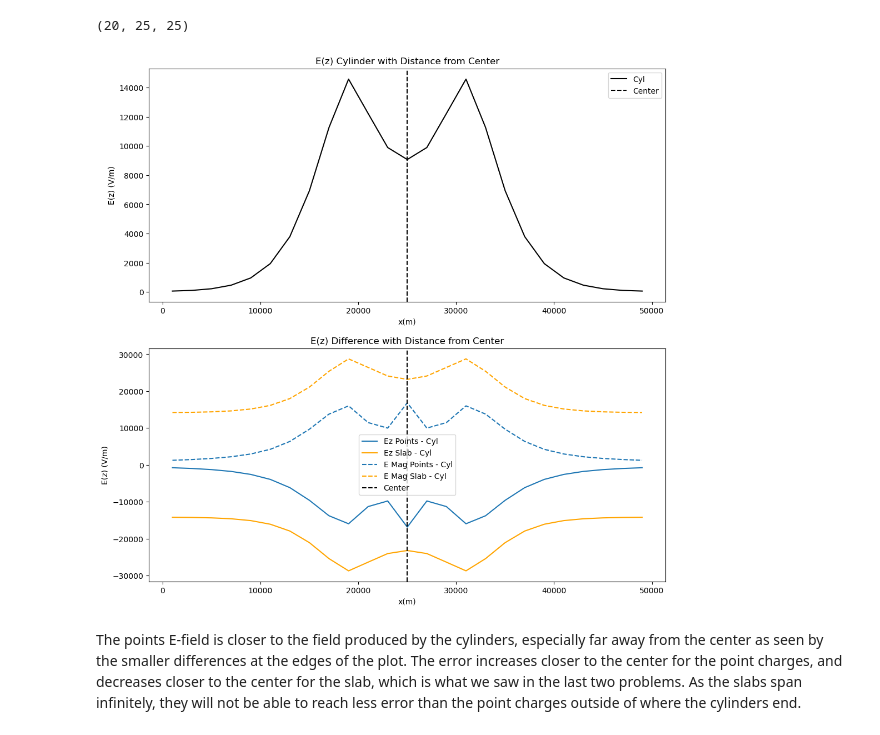
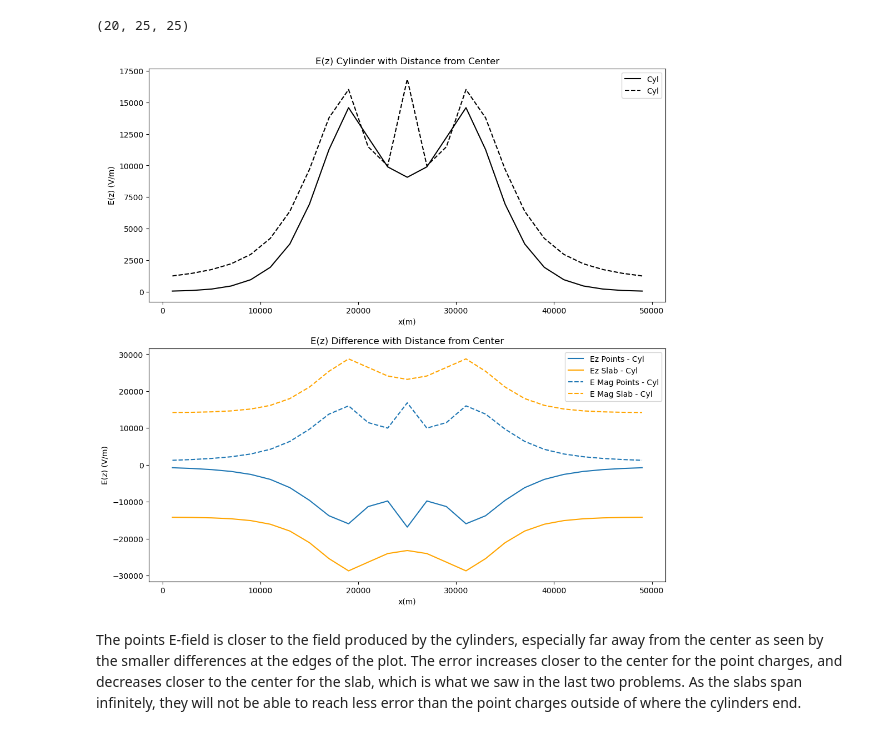
Before and after one commit to JuliaBuhrman/atmo_electricity, a Jupyter notebook: hw3.ipynb, the cells around one changed output. Saved outputs shown, nothing was run; the diff lists cells and outputs as text; code cells hidden in the pictures.

```diff
--- a/hw3.ipynb
+++ b/hw3.ipynb
@@ -604,32 +604,33 @@ Ezplot.shape
 # %%
 fig, axes = plt.subplots(2,1,figsize=(12,12))
 ax0 = axes[0]
 ax1= axes[1]
 #ax2=axes[1,0]
 #ax3=axes[1,1]
 
 # Cylinder E mag
 ax0.plot(plotx[0,0,:], Ezplot[0,:,Yci], label='Cyl', color='black')
+ax0.plot(plotx[0,0,:], E_total_mag_plot[0,:,Yci], label='Cyl', color='black', linestyle='--')
 #ax0.plot(x_center, Ezplot[0,:,Yci], label='E(z)')
 ax0.set_title(f'E(z) Cylinder with Distance from Center', wrap=True)
 ax0.set_xlabel('x(m)')
 ax0.set_ylabel('E(z) (V/m)')
-ax0.axvline(Xc, color='k', linestyle='--', label='Center')
+#ax0.axvline(Xc, color='k', linestyle='--', label='Center')
 
 ax1.plot(plotx[0,0,:], Ez_total_plot[0,:,Yci], label='Ez Points - Cyl', color='tab:blue')
 ax1.plot(plotx[0,0,:], Ez_slab_plot[0,:,Yci], label='Ez Slab - Cyl', color='orange')
 
 ax1.plot(plotx[0,0,:], E_total_mag_plot[0,:,Yci], label='E Mag Points - Cyl', linestyle='--', color='tab:blue')
 ax1.plot(plotx[0,0,:], E_total_mag_slab_plot[0,:,Yci], label='E Mag Slab - Cyl', linestyle='--', color='orange')
 ax1.set_title(f'E(z) Difference with Distance from Center', wrap=True)
 ax1.set_xlabel('x(m)')
 ax1.set_ylabel('E(z) (V/m)')
-ax1.axvline(Xc, color='k', linestyle='--', label='Center')
+#ax1.axvline(Xc, color='k', linestyle='--', label='Center')
 ax0.legend()
 ax1.legend()
 
 plt.show()
 # %% [output]
-[figure, old version]
+[figure, new version]
 # %% [markdown]
 The points E-field is closer to the field produced by the cylinders, especially far away from the center as seen by the smaller differences at the edges of the plot. The error increases closer to the center for the point charges, and decreases closer to the center for the slab, which is what we saw in the last two problems. As the slabs span infinitely, they will not be able to reach less error than the point charges outside of where the cylinders end.
```
